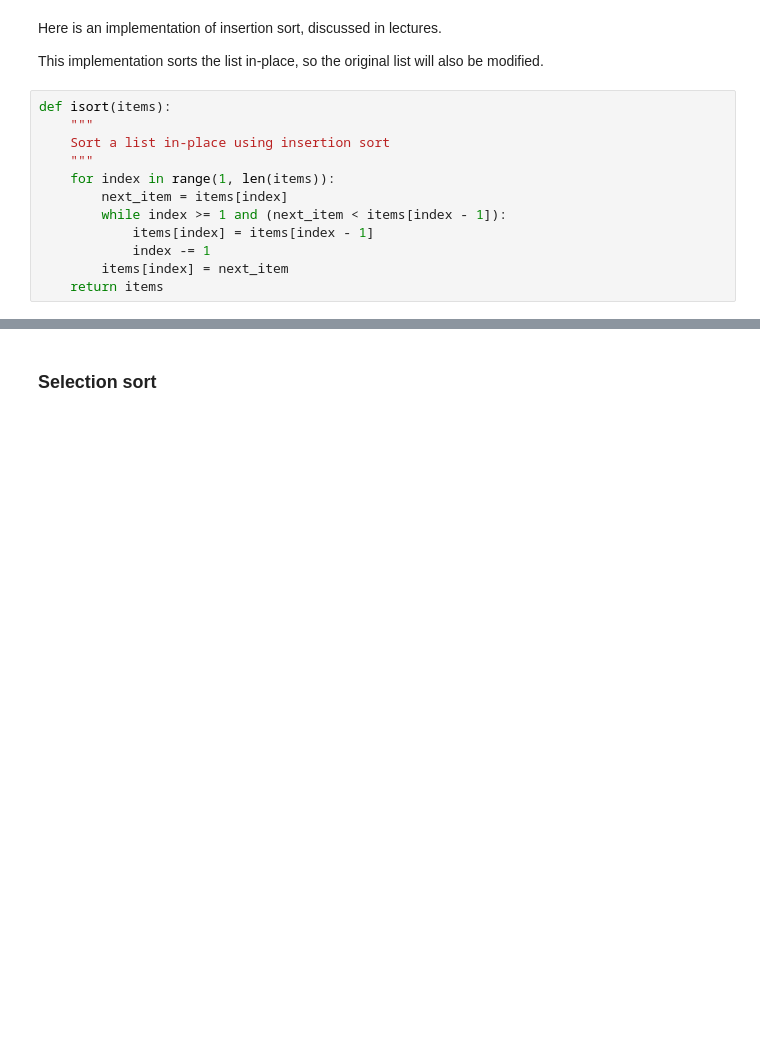
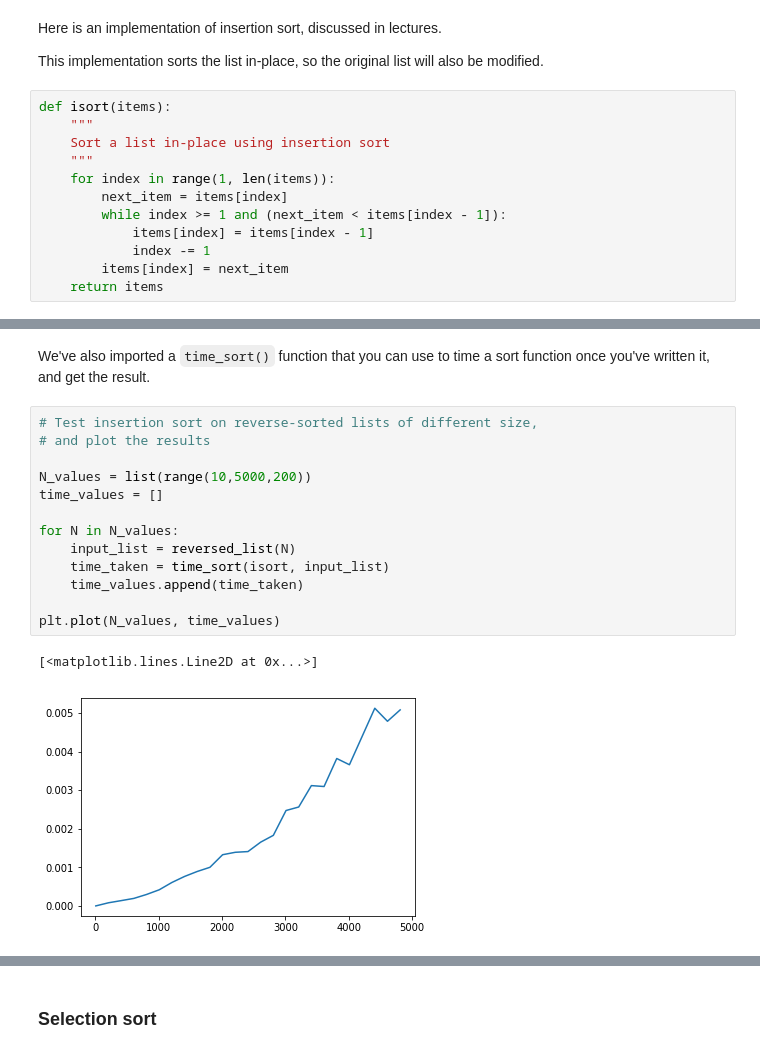
Before and after one commit to claresloggett/comp90014_workshops, a Jupyter notebook: Week1.ipynb, the cells around one changed output, grey strips where cells are left out. Drawn from its saved outputs; the diff is of its cells as text; blank space fills up the shorter version.

```diff
--- a/Week1.ipynb
+++ b/Week1.ipynb
@@ -62,0 +89,18 @@ def isort(items):
+# %% [markdown]
+We've also imported a `time_sort()` function that you can use to time a sort function once you've written it, and get the result.
+# %%
+# Test insertion sort on reverse-sorted lists of different size,
+# and plot the results
+
+N_values = list(range(10,5000,200))
+time_values = []
+
+for N in N_values:
+    input_list = reversed_list(N)
+    time_taken = time_sort(isort, input_list)
+    time_values.append(time_taken)
+
+plt.plot(N_values, time_values)
+# %% [output]
+[<matplotlib.lines.Line2D at 0x...>]
+[figure, added]
```
Also changed, not shown: parts of 19 cells of this notebook, 1 other file.
